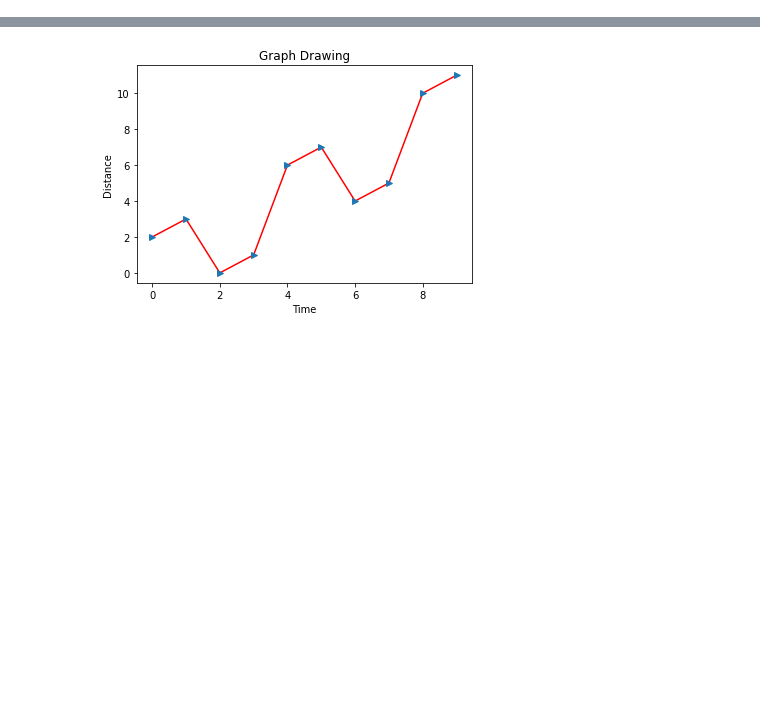
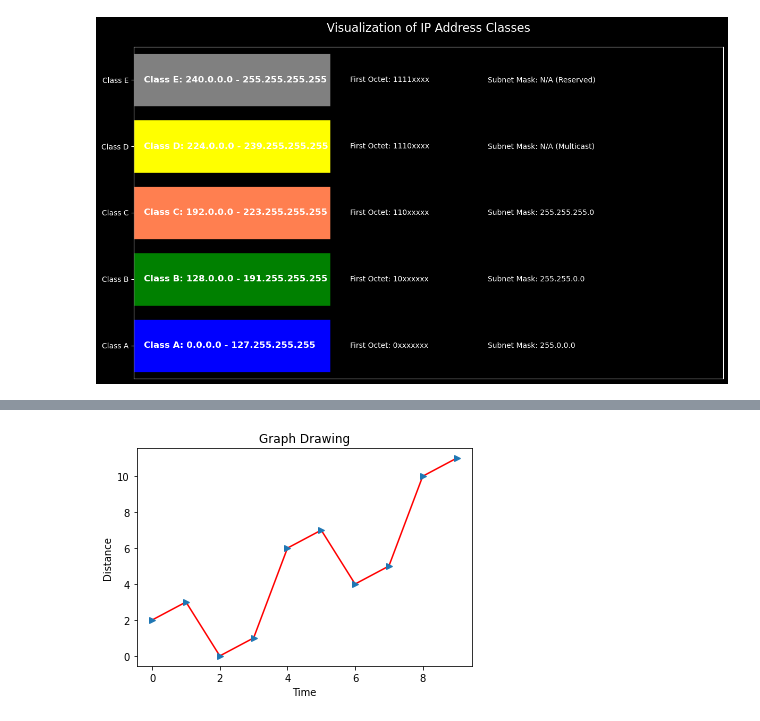
Before and after one commit to nadun96/Python-Internship, a Jupyter notebook: PYMC 16 - Data Visulaization/PythonMC - Day16.ipynb, the cells around one changed output, grey strips where cells are left out. Saved outputs shown, nothing was run; the diff lists cells and outputs as text; code cells hidden in the pictures; blank space fills up the shorter version.

```diff
--- a/PYMC 16 - Data Visulaization/PythonMC - Day16.ipynb
+++ b/PYMC 16 - Data Visulaization/PythonMC - Day16.ipynb
@@ -0,0 +64,47 @@
+# %%
+import matplotlib.pyplot as plt
+import numpy as np
+
+def visualize_ip_classes_fixed():
+    classes = {
+        'Class A': {'range': '0.0.0.0 - 127.255.255.255', 'first_octet_bits': '0xxxxxxx', 'subnet_mask': '255.0.0.0'},
+        'Class B': {'range': '128.0.0.0 - 191.255.255.255', 'first_octet_bits': '10xxxxxx', 'subnet_mask': '255.255.0.0'},
+        'Class C': {'range': '192.0.0.0 - 223.255.255.255', 'first_octet_bits': '110xxxxx', 'subnet_mask': '255.255.255.0'},
+        'Class D': {'range': '224.0.0.0 - 239.255.255.255', 'first_octet_bits': '1110xxxx', 'subnet_mask': 'N/A (Multicast)'},
+        'Class E': {'range': '240.0.0.0 - 255.255.255.255', 'first_octet_bits': '1111xxxx', 'subnet_mask': 'N/A (Reserved)'}
+    }
+
+    fig, ax = plt.subplots(figsize=(12, 7))  # Increase the figure size for more space
+
+    # Define colors for each class
+    colors = ['blue', 'green', 'coral', 'yellow', 'gray']
+    bar_positions = np.arange(len(classes))
+    bar_height = 0.8  # Increase the bar height for more vertical space
+
+    # Create bars for each class
+    ax.barh(bar_positions, [1]*len(classes), color=colors, height=bar_height, edgecolor='black')
+
+    # Add class details to the plot
+    for i, (cls, details) in enumerate(classes.items()):
+        ax.text(0.05, i, f"{cls}: {details['range']}", va='center', fontsize=12, fontweight='bold', ha='left')
+        ax.text(1.1, i, f"First Octet: {details['first_octet_bits']}", va='center', fontsize=10, ha='left')
+        ax.text(1.8, i, f"Subnet Mask: {details['subnet_mask']}", va='center', fontsize=10, ha='left')
+
+    # Set limits, labels, and title
+    ax.set_xlim(0, 3)  # Increase x-limit to make more room for text
+    ax.set_ylim(-0.5, len(classes) - 0.5)
+    ax.set_yticks(bar_positions)
+    ax.set_yticklabels(list(classes.keys()))
+    ax.set_title('Visualization of IP Address Classes', fontsize=16, pad=20)
+
+    # Hide the x-axis
+    ax.xaxis.set_visible(False)
+
+    # Adjust layout to prevent overlap
+    plt.tight_layout()
+    plt.show()
+
+# Call the function to visualize
+visualize_ip_classes_fixed()
+# %% [output]
+[figure, added]
```
Also changed, not shown: parts of 6 cells of this notebook.
